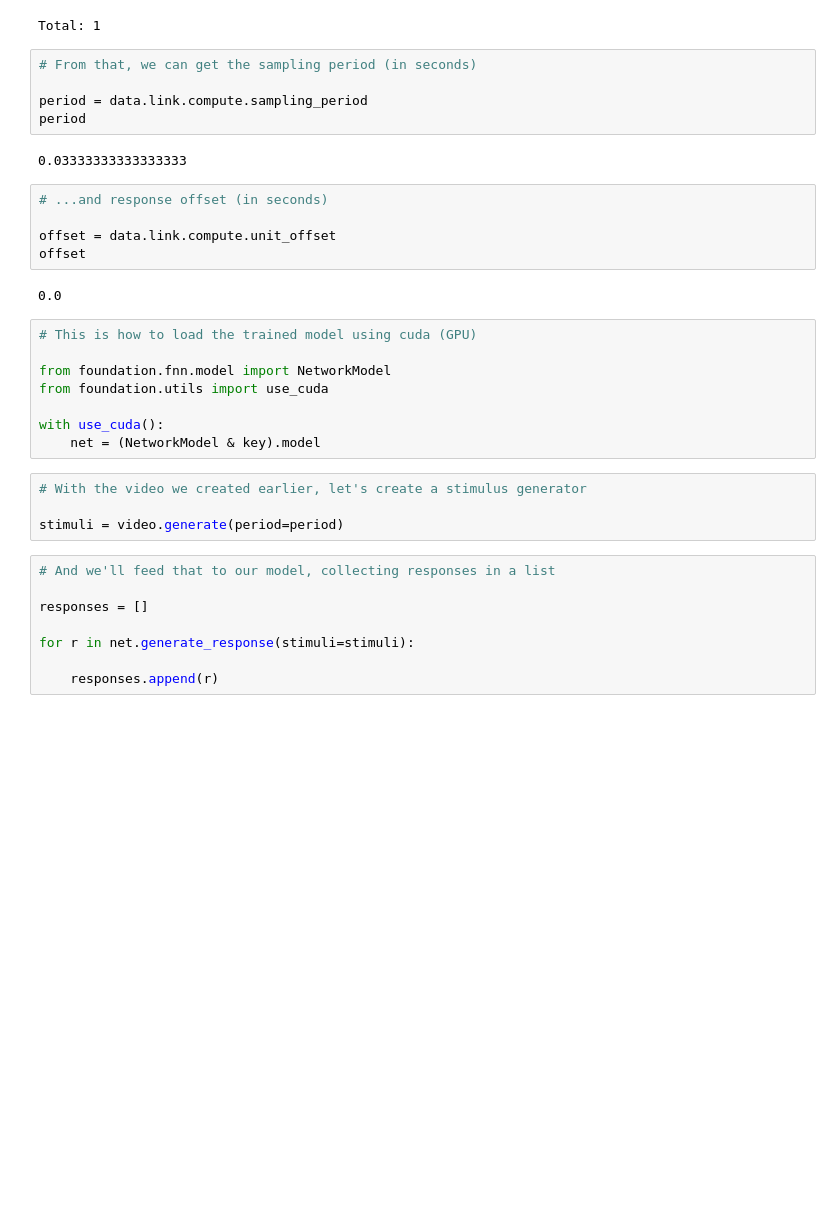
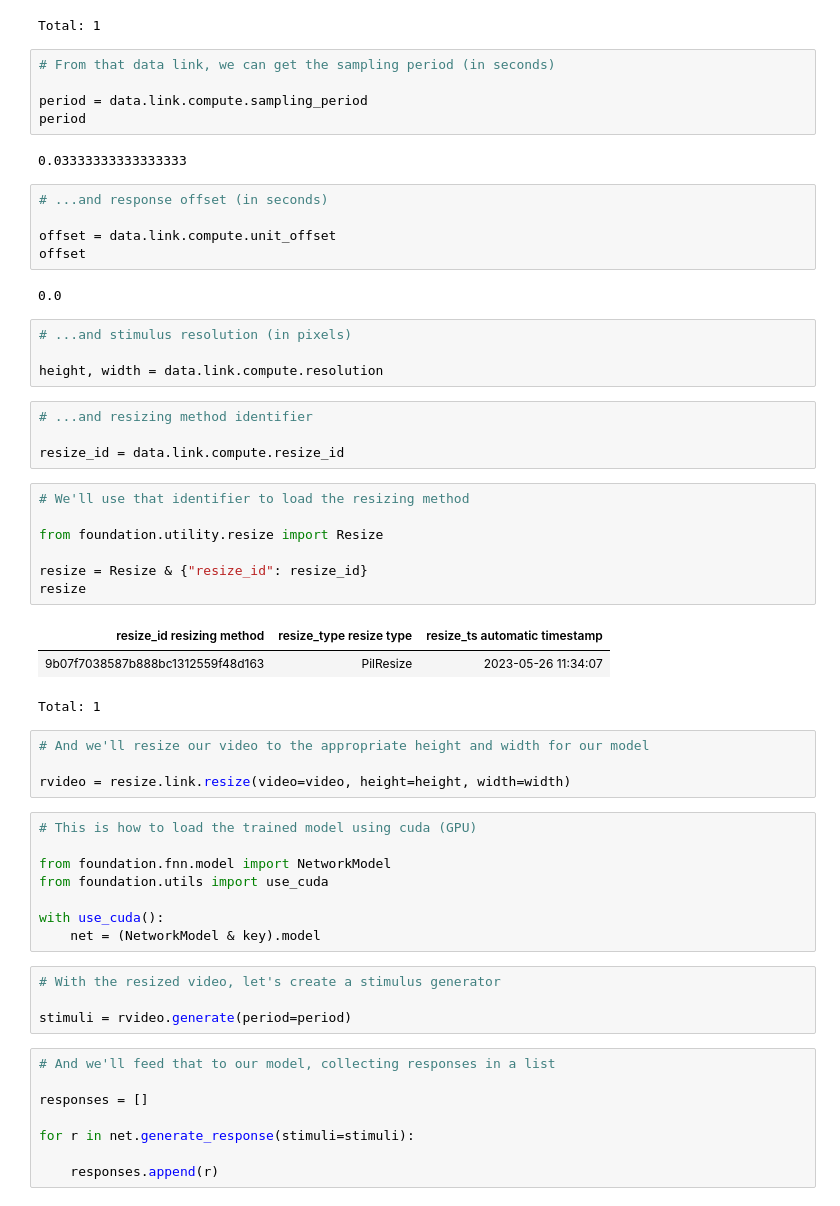
Before and after one commit to cajal/foundation, a Jupyter notebook: demos/4) Model Usage.ipynb, the cells around one changed output. Saved outputs shown, nothing was run; the diff lists cells and outputs as text; blank space fills up the shorter version.

```diff
--- a/demos/4) Model Usage.ipynb
+++ b/demos/4) Model Usage.ipynb
@@ -98,7 +98,7 @@ data
 | 02ca654b280828eca0241247f4e7e9f0 | VisualScan | 2023-06-15 15:17:45 |
 Total: 1
 # %%
-# From that, we can get the sampling period (in seconds)
+# From that data link, we can get the sampling period (in seconds)
 
 period = data.link.compute.sampling_period
 period
@@ -111,6 +111,29 @@ offset = data.link.compute.unit_offset
 offset
 # %% [output]
 0.0
+# %%
+# ...and stimulus resolution (in pixels)
+
+height, width = data.link.compute.resolution
+# %%
+# ...and resizing method identifier
+
+resize_id = data.link.compute.resize_id
+# %%
+# We'll use that identifier to load the resizing method
+
+from foundation.utility.resize import Resize
+
+resize = Resize & {"resize_id": resize_id}
+resize
+# %% [output]
+| resize_id resizing method | resize_type resize type | resize_ts automatic timestamp |
+| 9b07f7038587b888bc1312559f48d163 | PilResize | 2023-05-26 11:34:07 |
+Total: 1
+# %%
+# And we'll resize our video to the appropriate height and width for our model
+
+rvideo = resize.link.resize(video=video, height=height, width=width)
 # %%
 # This is how to load the trained model using cuda (GPU)
 
@@ -120,9 +143,9 @@ from foundation.utils import use_cuda
 with use_cuda():
     net = (NetworkModel & key).model
 # %%
-# With the video we created earlier, let's create a stimulus generator
+# With the resized video, let's create a stimulus generator
 
-stimuli = video.generate(period=period)
+stimuli = rvideo.generate(period=period)
 # %%
 # And we'll feed that to our model, collecting responses in a list
 
```
Also changed, not shown: parts of 3 cells of this notebook.
